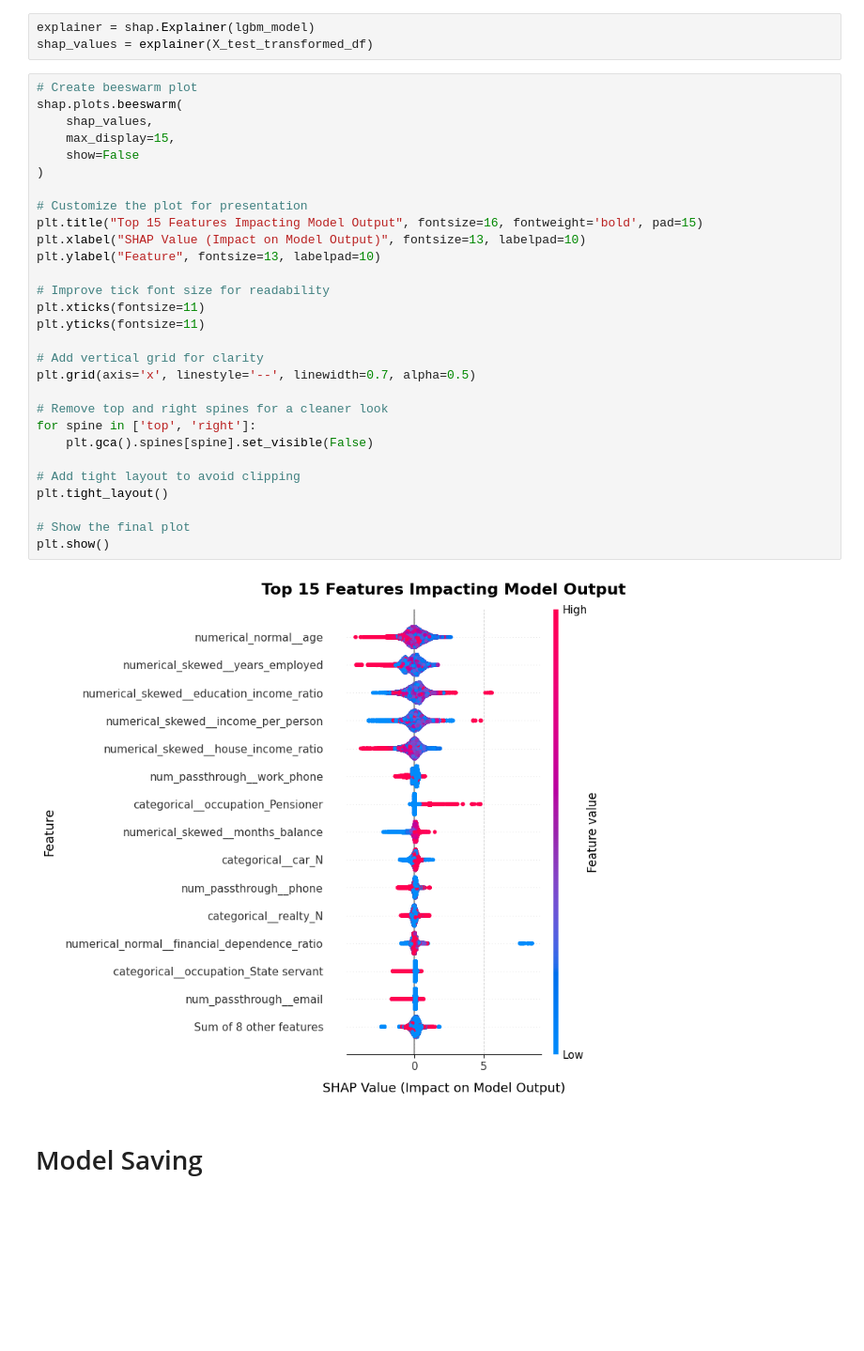
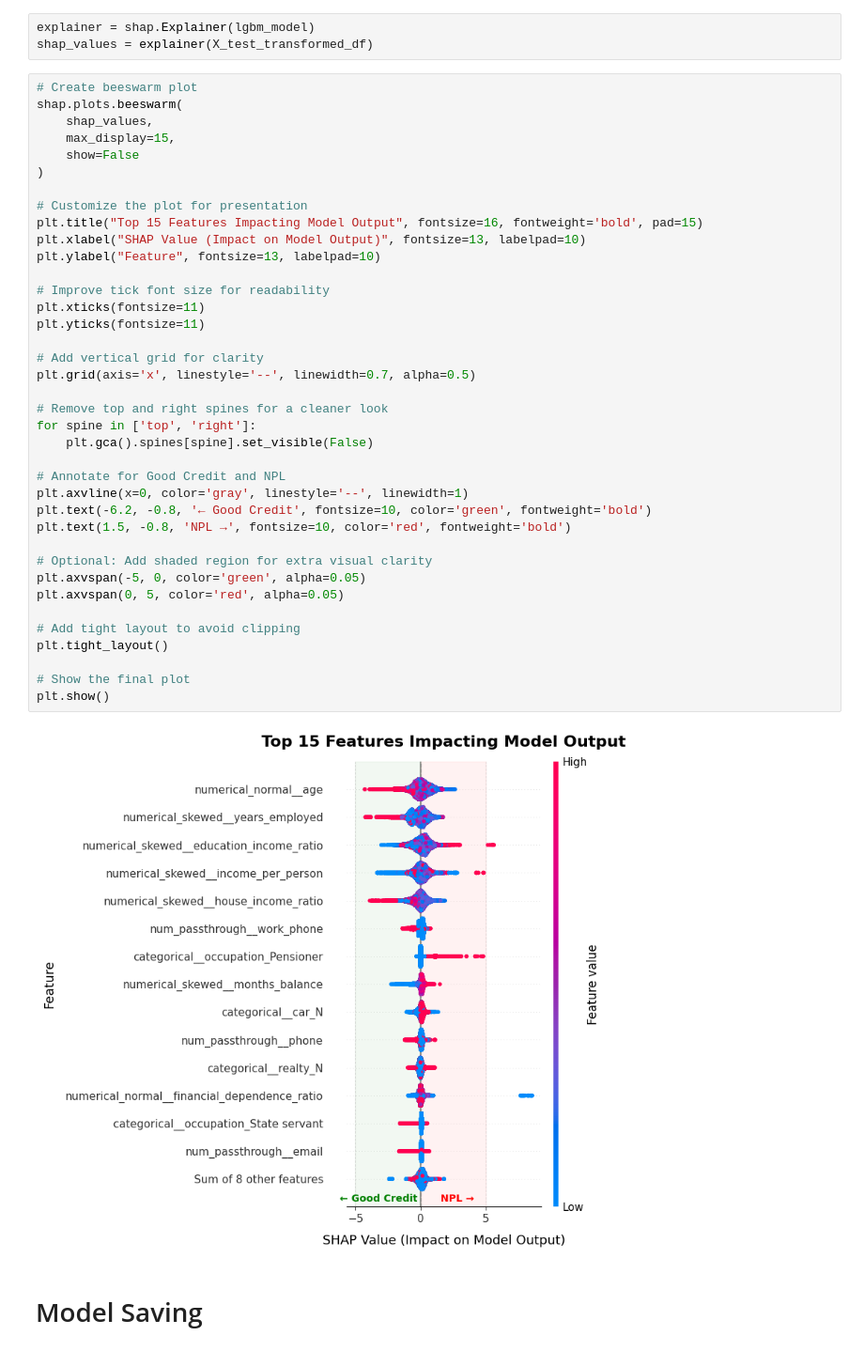
Before and after one commit to yonathanggraiwan/p2-final-project-ftds-028-hck-group-001, a Jupyter notebook: training LGBM.ipynb, the cells around one changed output. Shown at 94% size. Drawn from its saved outputs; the diff is of its cells as text; blank space fills up the shorter version.

```diff
--- a/training LGBM.ipynb
+++ b/training LGBM.ipynb
@@ -724,34 +714,43 @@ shap_values = explainer(X_test_transformed_df)
 # %%
 # Create beeswarm plot
 shap.plots.beeswarm(
     shap_values,
     max_display=15,
     show=False
 )
 
 # Customize the plot for presentation
 plt.title("Top 15 Features Impacting Model Output", fontsize=16, fontweight='bold', pad=15)
 plt.xlabel("SHAP Value (Impact on Model Output)", fontsize=13, labelpad=10)
 plt.ylabel("Feature", fontsize=13, labelpad=10)
 
 # Improve tick font size for readability
 plt.xticks(fontsize=11)
 plt.yticks(fontsize=11)
 
 # Add vertical grid for clarity
 plt.grid(axis='x', linestyle='--', linewidth=0.7, alpha=0.5)
 
 # Remove top and right spines for a cleaner look
 for spine in ['top', 'right']:
     plt.gca().spines[spine].set_visible(False)
 
+# Annotate for Good Credit and NPL
+plt.axvline(x=0, color='gray', linestyle='--', linewidth=1)
+plt.text(-6.2, -0.8, '← Good Credit', fontsize=10, color='green', fontweight='bold')
+plt.text(1.5, -0.8, 'NPL →', fontsize=10, color='red', fontweight='bold')
+
+# Optional: Add shaded region for extra visual clarity
+plt.axvspan(-5, 0, color='green', alpha=0.05)
+plt.axvspan(0, 5, color='red', alpha=0.05)
+
 # Add tight layout to avoid clipping
 plt.tight_layout()
 
 # Show the final plot
 plt.show()
 # %% [output]
-[figure, old version]
+[figure, new version]
 # %% [markdown]
 # Model Saving
 # %%
```
Also changed, not shown: parts of 4 cells of this notebook.
